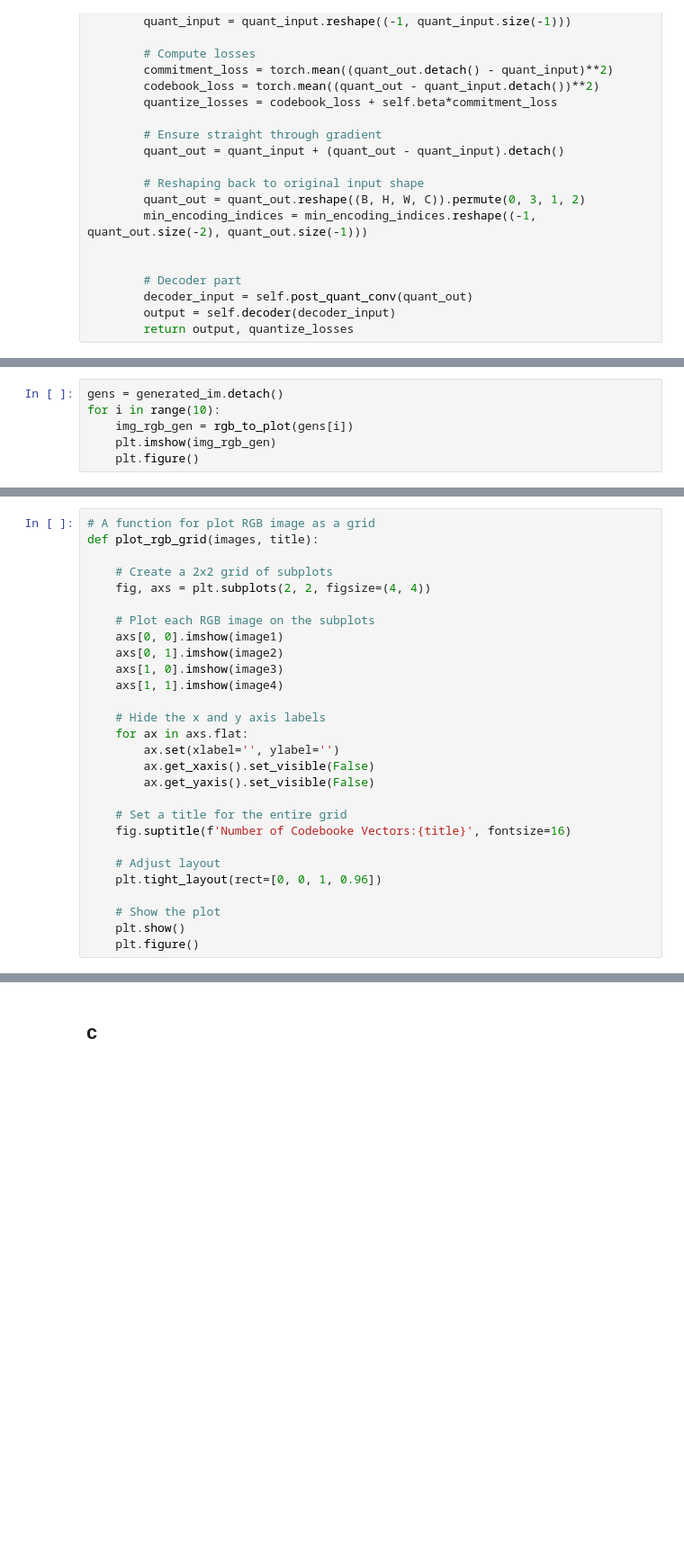
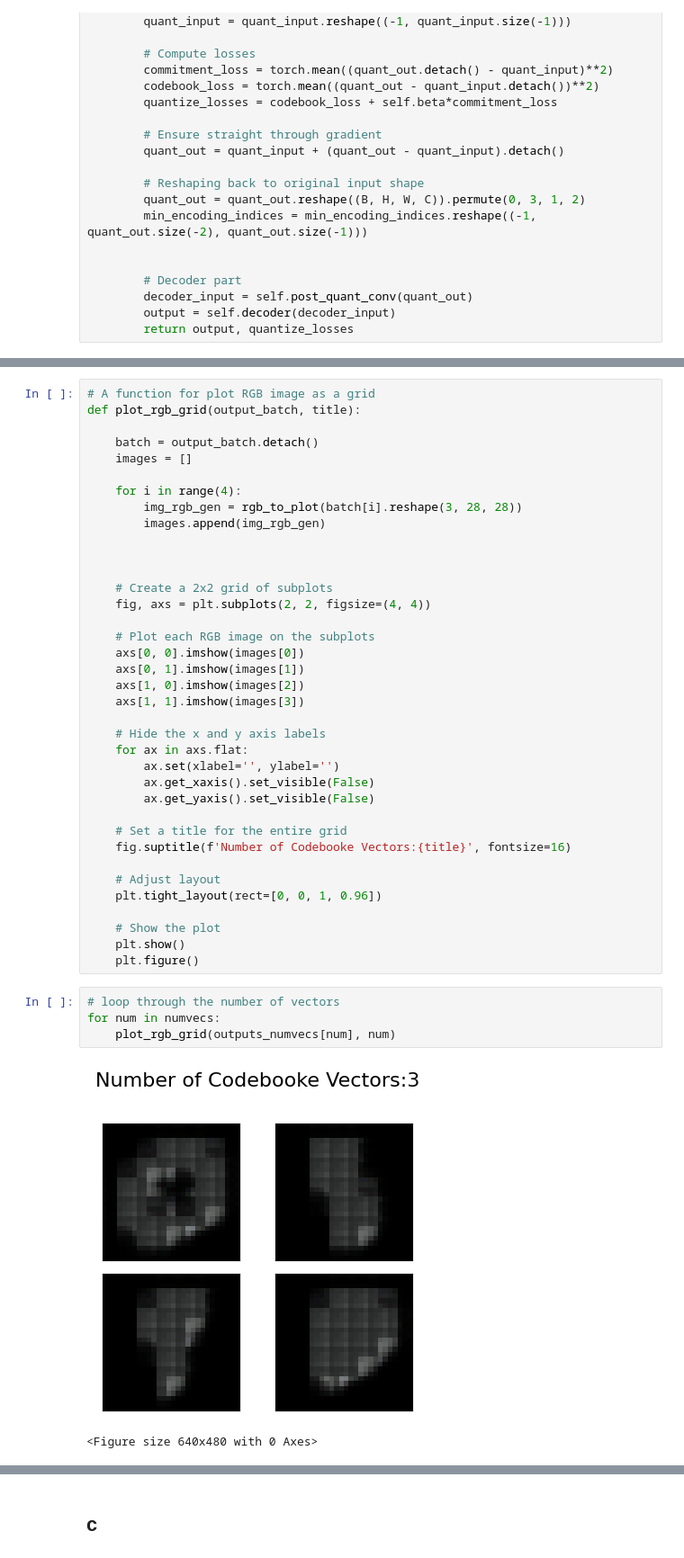
Before and after one commit to SajjadHm/DL-Assignments, a Jupyter notebook: HomeWorks/HW4/Practical/Q4/DL_CHW4_Q4_SajjadHashembeiki_98107077.ipynb, the cells around one changed output, grey strips where cells are left out. Shown: that part at 90% size. Saved outputs shown, nothing was run; the diff lists cells and outputs as text; blank space fills up the shorter version.

```diff
--- a/HomeWorks/HW4/Practical/Q4/DL_CHW4_Q4_SajjadHashembeiki_98107077.ipynb
+++ b/HomeWorks/HW4/Practical/Q4/DL_CHW4_Q4_SajjadHashembeiki_98107077.ipynb
@@ -622,6 +621,0 @@ for num in numvecs:
-# %%
-gens = generated_im.detach()
-for i in range(10):
-    img_rgb_gen = rgb_to_plot(gens[i])
-    plt.imshow(img_rgb_gen)
-    plt.figure()
@@ -650,15 +622,24 @@ Clipping input data to the valid range for imshow with RGB data ([0..1] for floa
 # %%
 # A function for plot RGB image as a grid
-def plot_rgb_grid(images, title):
+def plot_rgb_grid(output_batch, title):
+
+    batch = output_batch.detach()
+    images = []
+
+    for i in range(4):
+        img_rgb_gen = rgb_to_plot(batch[i].reshape(3, 28, 28))
+        images.append(img_rgb_gen)
+
+
 
     # Create a 2x2 grid of subplots
     fig, axs = plt.subplots(2, 2, figsize=(4, 4))
 
     # Plot each RGB image on the subplots
-    axs[0, 0].imshow(image1)
-    axs[0, 1].imshow(image2)
-    axs[1, 0].imshow(image3)
-    axs[1, 1].imshow(image4)
+    axs[0, 0].imshow(images[0])
+    axs[0, 1].imshow(images[1])
+    axs[1, 0].imshow(images[2])
+    axs[1, 1].imshow(images[3])
 
     # Hide the x and y axis labels
     for ax in axs.flat:
@@ -675,3 +656,10 @@ def plot_rgb_grid(images, title):
     # Show the plot
     plt.show()
     plt.figure()
+# %%
+# loop through the number of vectors
+for num in numvecs:
+    plot_rgb_grid(outputs_numvecs[num], num)
+# %% [output]
+[figure, added]
+<Figure size 640x480 with 0 Axes>
```
Also changed, not shown: parts of 7 cells of this notebook.
